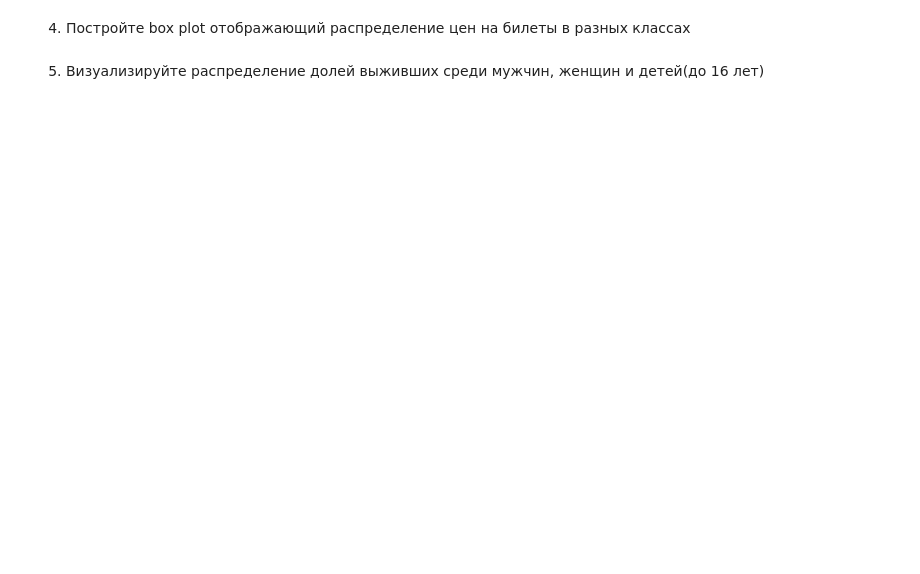
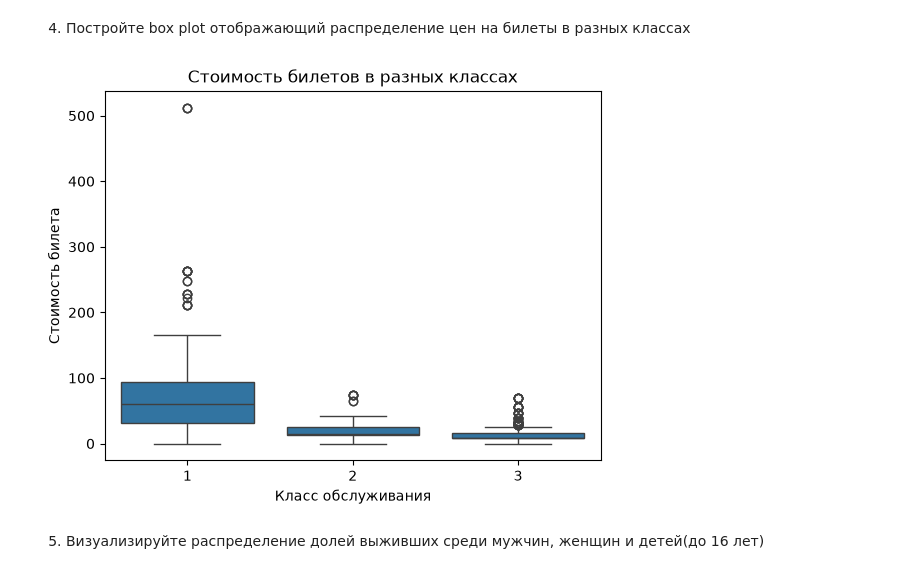
Before and after one commit to hel1th/bml-labs, a Jupyter notebook: homeworks/hw1var5/Lab1-5.ipynb, the cells around one changed output. Saved outputs shown, nothing was run; the diff lists cells and outputs as text; code cells hidden in the pictures; blank space fills up the shorter version.

```diff
--- a/homeworks/hw1var5/Lab1-5.ipynb
+++ b/homeworks/hw1var5/Lab1-5.ipynb
@@ -278,4 +309,13 @@ print(f"Выживаемость старше 40 лет: {older_men['Survived'].
 # %% [markdown]
 4. Постройте box plot отображающий распределение цен на билеты в разных классах
+# %%
+sns.boxplot(data=df, x="Pclass", y="Fare")
+
+plt.title("Стоимость билетов в разных классах")
+plt.xlabel("Класс обслуживания")
+plt.ylabel("Стоимость билета")
+plt.show()
+# %% [output]
+[figure, added]
 # %% [markdown]
 5. Визуализируйте распределение долей выживших среди мужчин, женщин и детей(до 16 лет)
```
Also changed, not shown: parts of 8 cells of this notebook.
